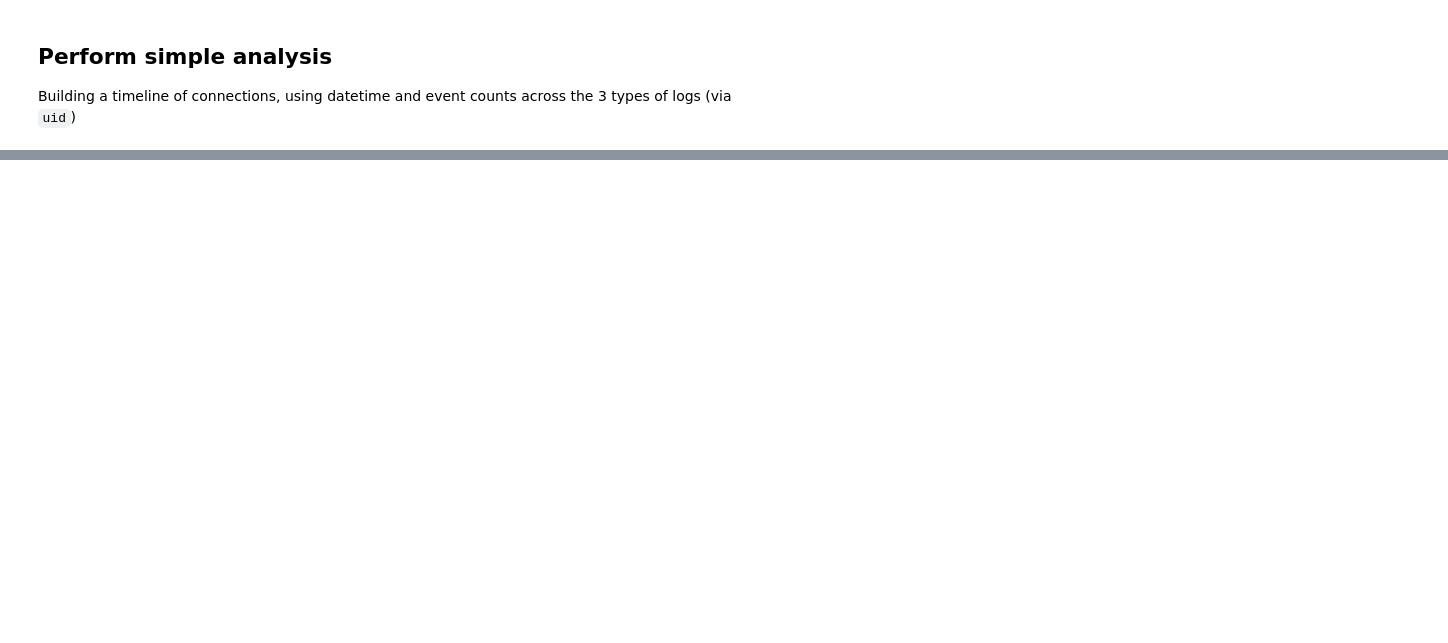
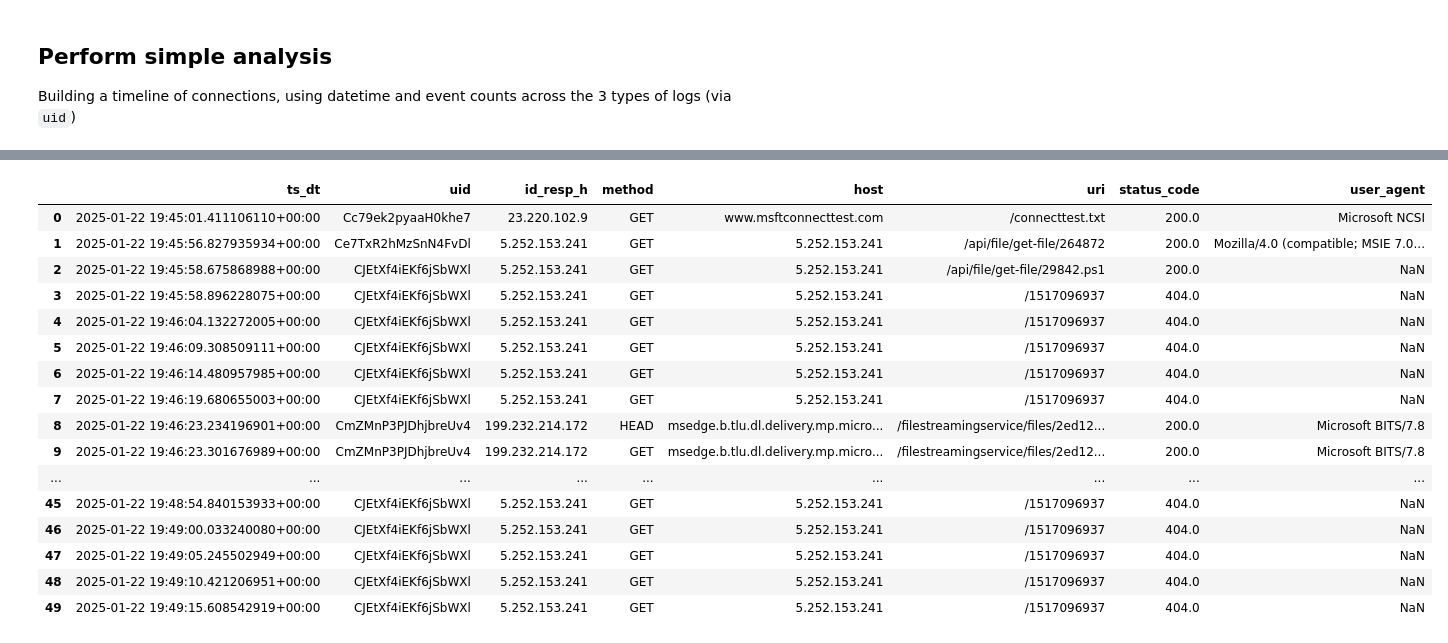
Before and after one commit to Purinat33/Zeek-SOC-and-ML-Project, a Jupyter notebook: main.ipynb, the cells around one changed output, grey strips where cells are left out. Saved outputs shown, nothing was run; the diff lists cells and outputs as text; code cells hidden in the pictures; blank space fills up the shorter version.

```diff
--- a/main.ipynb
+++ b/main.ipynb
@@ -173,0 +130,15 @@ plt.show()
+# %%
+
+def coerce_num(df, cols):
+    for c in cols:
+        if c in df.columns:
+            df[c] = pd.to_numeric(df[c], errors="coerce")
+    return df
+
+df_conn = coerce_num(df_conn, ["duration","orig_bytes","resp_bytes","orig_pkts","resp_pkts","id_orig_p","id_resp_p"])
+df_http = coerce_num(df_http, ["status_code","request_body_len","response_body_len"])
+df_dns  = coerce_num(df_dns,  ["qtype","rcode","id_orig_p","id_resp_p"])
+
+print("conn:", df_conn["ts_dt"].min(), "->", df_conn["ts_dt"].max())
+print("http:", df_http["ts_dt"].min(), "->", df_http["ts_dt"].max())
+print("dns :", df_dns["ts_dt"].min(),  "->", df_dns["ts_dt"].max())
@@ -173,0 +149,10 @@ plt.show()
+# %%
+top_src = (
+    df_conn.groupby("id_orig_h")
+           .agg(uids=("uid","nunique"),
+                conns=("uid","size"),
+                orig_bytes=("orig_bytes","sum"),
+                resp_bytes=("resp_bytes","sum"))
+           .sort_values(["uids","orig_bytes"], ascending=False)
+)
+top_src.head(15)
@@ -173,0 +193,13 @@ plt.show()
+# %%
+victim = top_src.index[0]   # or set manually: victim = "10.1.17.215"
+
+conn_v = df_conn[df_conn["id_orig_h"] == victim]
+http_v = df_http[df_http["id_orig_h"] == victim]
+dns_v  = df_dns[df_dns["id_orig_h"] == victim]
+
+# DNS: top queries
+dns_v["query"].value_counts().head(30)
+
+# HTTP: top hosts + URIs
+http_v["host"].value_counts().head(30)
+(http_v["host"].fillna("") + http_v["uri"].fillna("")).value_counts().head(30)
@@ -173,0 +224,20 @@ plt.show()
+# %%
+http_v.loc[:, ["ts_dt","uid","id_resp_h","method","host","uri","status_code","user_agent"]].sort_values("ts_dt").head(50)
+# %% [output]
+|  | ts_dt | uid | id_resp_h | method | host | uri | status_code | user_agent |
+| 0 | 2025-01-22 19:45:01.411106110+00:00 | Cc79ek2pyaaH0khe7 | 23.220.102.9 | GET | www.msftconnecttest.com | /connecttest.txt | 200.0 | Microsoft NCSI |
+| 1 | 2025-01-22 19:45:56.827935934+00:00 | Ce7TxR2hMzSnN4FvDl | 5.252.153.241 | GET | 5.252.153.241 | /api/file/get-file/264872 | 200.0 | Mozilla/4.0 (compatible; MSIE 7.0... |
+| 2 | 2025-01-22 19:45:58.675868988+00:00 | CJEtXf4iEKf6jSbWXl | 5.252.153.241 | GET | 5.252.153.241 | /api/file/get-file/29842.ps1 | 200.0 | NaN |
+| 3 | 2025-01-22 19:45:58.896228075+00:00 | CJEtXf4iEKf6jSbWXl | 5.252.153.241 | GET | 5.252.153.241 | /1517096937 | 404.0 | NaN |
+| 4 | 2025-01-22 19:46:04.132272005+00:00 | CJEtXf4iEKf6jSbWXl | 5.252.153.241 | GET | 5.252.153.241 | /1517096937 | 404.0 | NaN |
+| 5 | 2025-01-22 19:46:09.308509111+00:00 | CJEtXf4iEKf6jSbWXl | 5.252.153.241 | GET | 5.252.153.241 | /1517096937 | 404.0 | NaN |
+| 6 | 2025-01-22 19:46:14.480957985+00:00 | CJEtXf4iEKf6jSbWXl | 5.252.153.241 | GET | 5.252.153.241 | /1517096937 | 404.0 | NaN |
+| 7 | 2025-01-22 19:46:19.680655003+00:00 | CJEtXf4iEKf6jSbWXl | 5.252.153.241 | GET | 5.252.153.241 | /1517096937 | 404.0 | NaN |
+| 8 | 2025-01-22 19:46:23.234196901+00:00 | CmZMnP3PJDhjbreUv4 | 199.232.214.172 | HEAD | msedge.b.tlu.dl.delivery.mp.micro... | /filestreamingservice/files/2ed12... | 200.0 | Microsoft BITS/7.8 |
+| 9 | 2025-01-22 19:46:23.301676989+00:00 | CmZMnP3PJDhjbreUv4 | 199.232.214.172 | GET | msedge.b.tlu.dl.delivery.mp.micro... | /filestreamingservice/files/2ed12... | 200.0 | Microsoft BITS/7.8 |
+| ... | ... | ... | ... | ... | ... | ... | ... | ... |
+| 45 | 2025-01-22 19:48:54.840153933+00:00 | CJEtXf4iEKf6jSbWXl | 5.252.153.241 | GET | 5.252.153.241 | /1517096937 | 404.0 | NaN |
+| 46 | 2025-01-22 19:49:00.033240080+00:00 | CJEtXf4iEKf6jSbWXl | 5.252.153.241 | GET | 5.252.153.241 | /1517096937 | 404.0 | NaN |
+| 47 | 2025-01-22 19:49:05.245502949+00:00 | CJEtXf4iEKf6jSbWXl | 5.252.153.241 | GET | 5.252.153.241 | /1517096937 | 404.0 | NaN |
+| 48 | 2025-01-22 19:49:10.421206951+00:00 | CJEtXf4iEKf6jSbWXl | 5.252.153.241 | GET | 5.252.153.241 | /1517096937 | 404.0 | NaN |
+| 49 | 2025-01-22 19:49:15.608542919+00:00 | CJEtXf4iEKf6jSbWXl | 5.252.153.241 | GET | 5.252.153.241 | /1517096937 | 404.0 | NaN |
```
Also changed, not shown: parts of 22 cells of this notebook.
